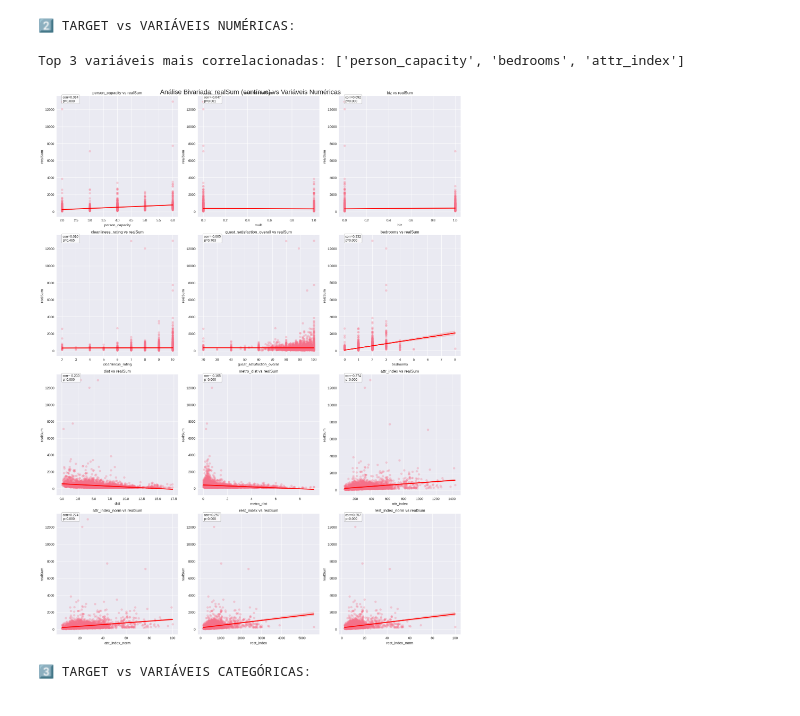
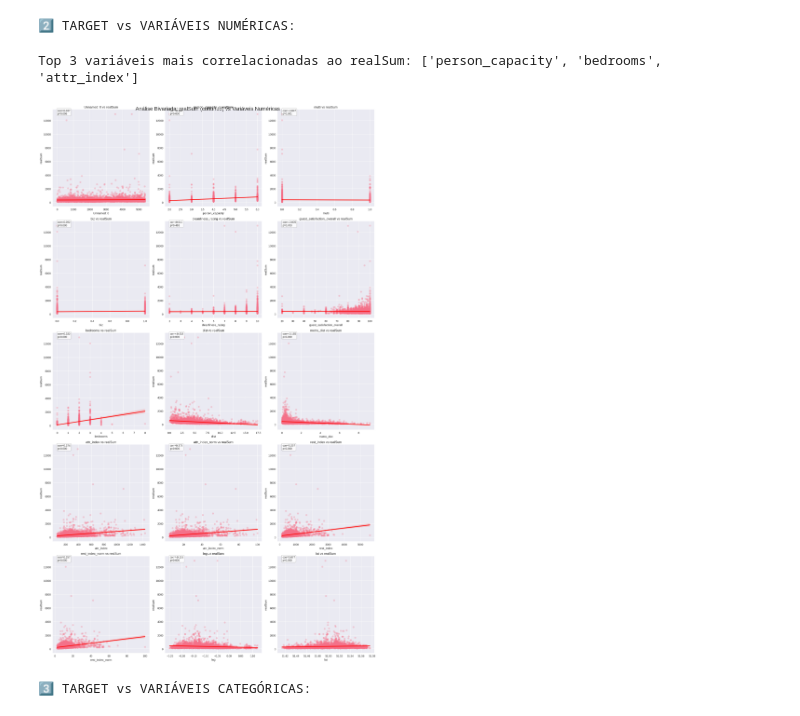
Before and after one commit to lumariosf/airbnb-price-prediction, a Jupyter notebook: notebooks/london/01_EDA_weekends..ipynb, the cells around one changed output. Saved outputs shown, nothing was run; the diff lists cells and outputs as text; code cells hidden in the pictures.

```diff
--- a/notebooks/london/01_EDA_weekends..ipynb
+++ b/notebooks/london/01_EDA_weekends..ipynb
@@ -181,7 +175,7 @@ Análise Exploratória Univariada
 # %%
 # Separar variáveis por tipo
 numeric_vars = df.select_dtypes(include=[np.number]).columns.tolist()
-categorical_vars = df.select_dtypes(include=['object']).columns.tolist()
+categorical_vars = df.select_dtypes(include=['object', 'bool']).columns.tolist()
 # %%
 print(f"Variáveis numéricas: {numeric_vars}")
 print(f"Variáveis categóricas: {categorical_vars}")
@@ -446,25 +422,18 @@ target_var = 'realSum'
 # %%
 num_cols = df.select_dtypes(include=['number']).columns.tolist()
 
-corr = df[num_cols].corr()['realSum'].abs().sort_values(ascending=False)
+corr = correlation_matrix['realSum'].abs().sort_values(ascending=False)
 
 top3 = corr.index[1:4].tolist()  # Ignora o próprio realSum
-print("Top 3 variáveis mais correlacionadas:", top3)
+print("Top 3 variáveis mais correlacionadas ao realSum:", top3)
 # %% [output]
-Top 3 variáveis mais correlacionadas: ['person_capacity', 'bedrooms', 'attr_index']
+Top 3 variáveis mais correlacionadas ao realSum: ['person_capacity', 'bedrooms', 'attr_index']
 # %%
-import matplotlib.pyplot as plt
-import seaborn as sns
-from scipy.stats import pearsonr
-import math
 
 # Variáveis numéricas selecionadas para análise
-numeric_for_analysis = [
-    'person_capacity', 'multi', 'biz',
-    'cleanliness_rating', 'guest_satisfaction_overall', 'bedrooms',
-    'dist', 'metro_dist', 'attr_index', 'attr_index_norm',
-    'rest_index', 'rest_index_norm'
-]
+target_var = 'realSum'
+numeric_for_analysis = [var for var in numeric_vars if var != target_var]
+
 
 n = len(numeric_for_analysis)
 cols = 3
@@ -484,38 +453,34 @@ for i, var in enumerate(numeric_for_analysis):
 
     # Scatter plot + regressão linear
     sns.regplot(
         data=df,
         x=var,
         y=target_var,
         scatter_kws={'alpha': 0.3},
         line_kws={'color': 'red'},
         ax=ax
     )
 
     ax.set_title(f'{var} vs {target_var}')
 
     # Correlação Pearson
     x = df[var].dropna()
     y = df[target_var].dropna()
 
     corr, pval = pearsonr(x, y)
 
     # Texto do p-value e correlação
     ax.text(
         0.05, 0.95,
         f'corr={corr:.3f}\np={pval:.3f}',
         transform=ax.transAxes,
         bbox=dict(boxstyle='round', facecolor='white', alpha=0.8)
     )
 
-# Remover eixos vazios (caso sobrem)
-for j in range(i + 1, rows * cols):
-    fig.delaxes(axes[j])
-
 plt.tight_layout()
 plt.show()
 # %% [output]
-[figure, old version]
+[figure, new version]
 # %%
 # 3. ANÁLISE TARGET vs VARIÁVEIS CATEGÓRICAS
 print("\n3️⃣ TARGET vs VARIÁVEIS CATEGÓRICAS:")
```
Also changed, not shown: parts of 10 cells of this notebook, 12 other files.
